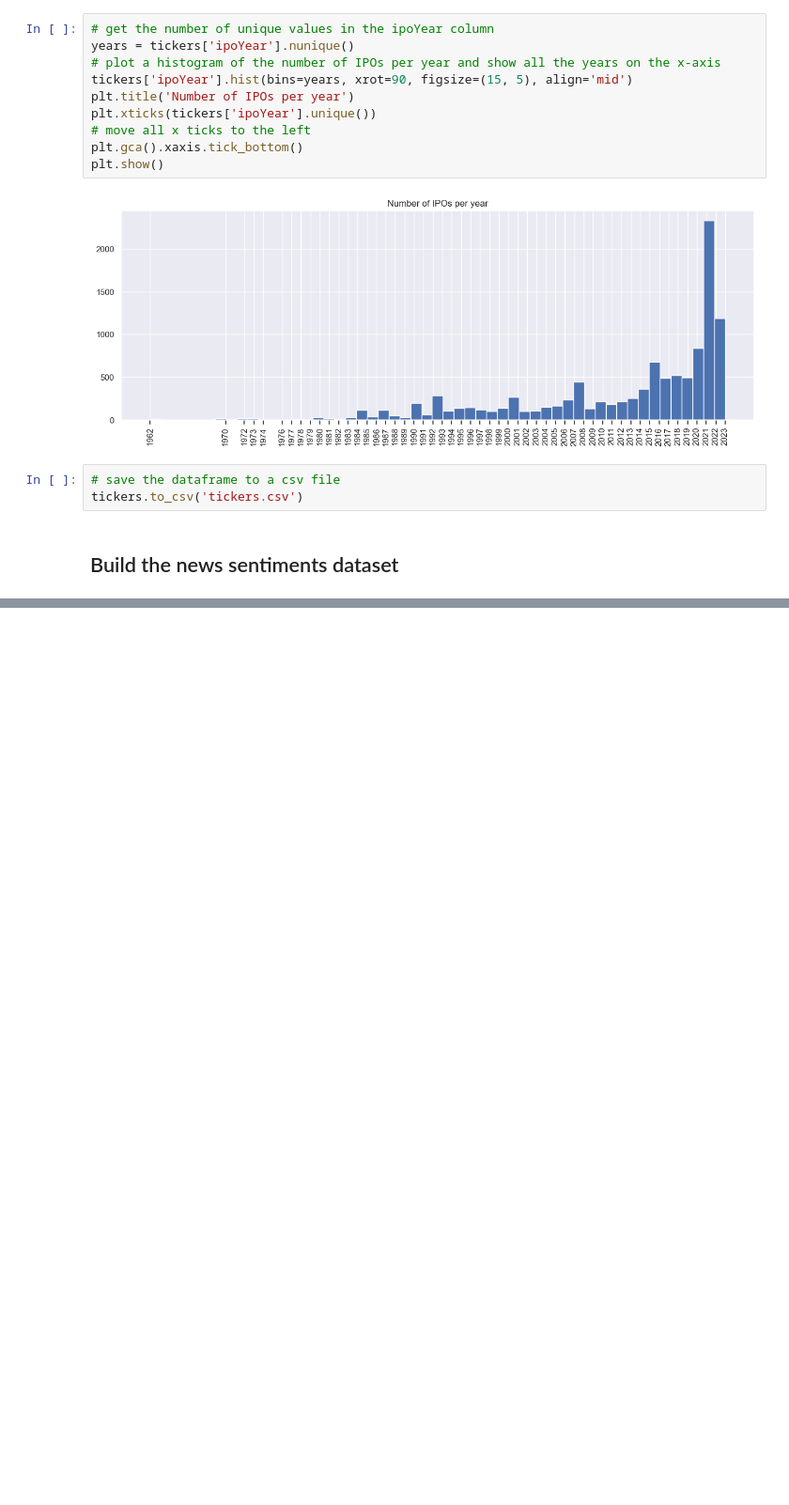
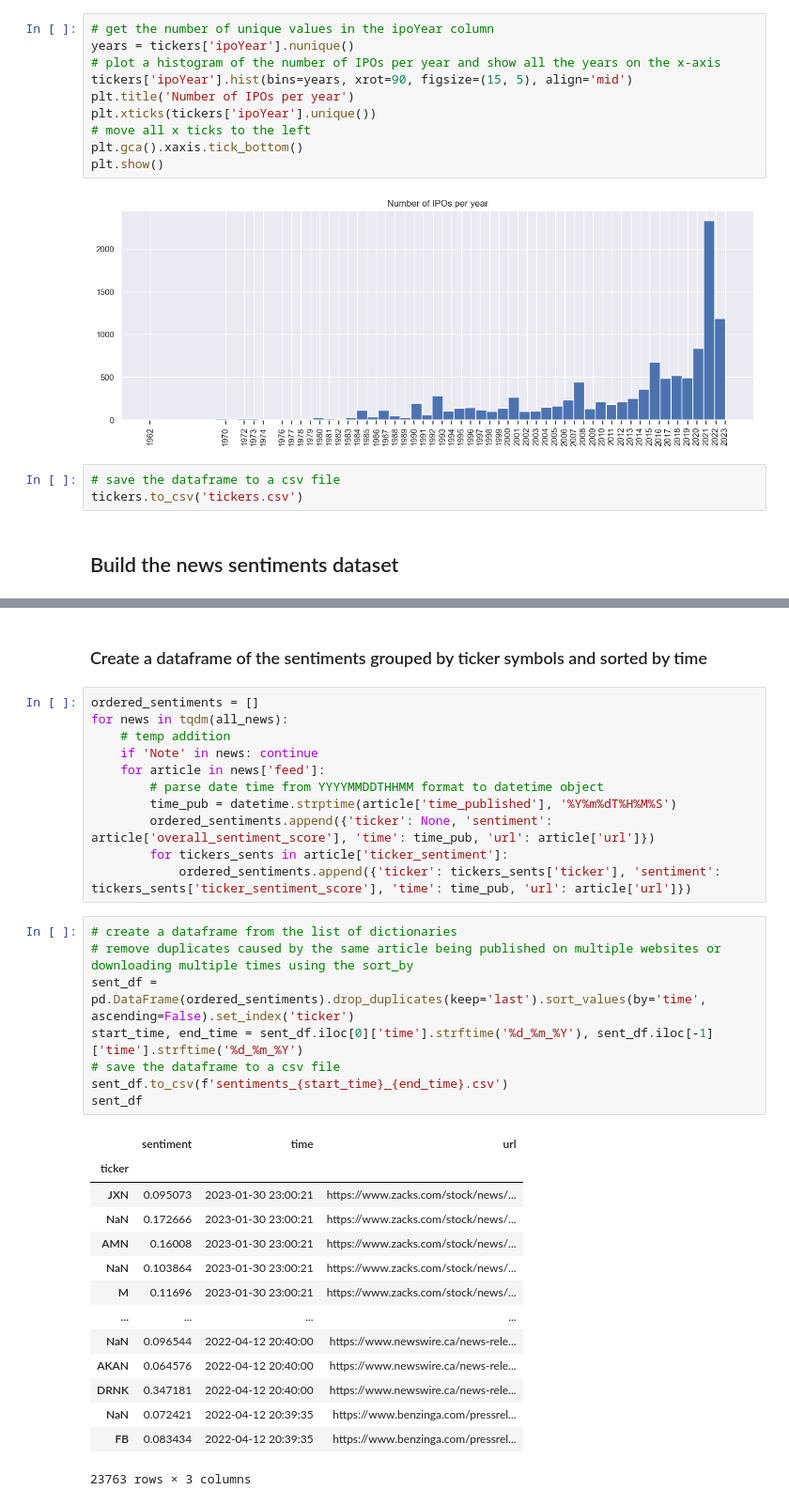
Before and after one commit to DavidPeleg6/Financial_News_Sentiments, a Jupyter notebook: alpha_vantage.ipynb, the cells around one changed output, grey strips where cells are left out. Shown at 94% size. Drawn from its saved outputs; the diff is of its cells as text; blank space fills up the shorter version.

```diff
--- a/alpha_vantage.ipynb
+++ b/alpha_vantage.ipynb
@@ -164,2 +183,38 @@ for i in tqdm(range(1, 101, 5)):
+# %% [markdown]
+### Create a dataframe of the sentiments grouped by ticker symbols and sorted by time
+# %%
+ordered_sentiments = []
+for news in tqdm(all_news):
+    # temp addition
+    if 'Note' in news: continue
+    for article in news['feed']:
+        # parse date time from YYYYMMDDTHHMM format to datetime object
+        time_pub = datetime.strptime(article['time_published'], '%Y%m%dT%H%M%S')
+        ordered_sentiments.append({'ticker': None, 'sentiment': article['overall_sentiment_score'], 'time': time_pub, 'url': article['url']})
+        for tickers_sents in article['ticker_sentiment']:
+            ordered_sentiments.append({'ticker': tickers_sents['ticker'], 'sentiment': tickers_sents['ticker_sentiment_score'], 'time': time_pub, 'url': article['url']})
+# %%
+# create a dataframe from the list of dictionaries
+# remove duplicates caused by the same article being published on multiple websites or downloading multiple times using the sort_by
+sent_df = pd.DataFrame(ordered_sentiments).drop_duplicates(keep='last').sort_values(by='time', ascending=False).set_index('ticker')
+start_time, end_time = sent_df.iloc[0]['time'].strftime('%d_%m_%Y'), sent_df.iloc[-1]['time'].strftime('%d_%m_%Y')
+# save the dataframe to a csv file
+sent_df.to_csv(f'sentiments_{start_time}_{end_time}.csv')
+sent_df
+# %% [output]
+|  | sentiment | time | url |
+| ticker |  |  |  |
+| JXN | 0.095073 | 2023-01-30 23:00:21 | https://www.zacks.com/stock/news/... |
+| NaN | 0.172666 | 2023-01-30 23:00:21 | https://www.zacks.com/stock/news/... |
+| AMN | 0.16008 | 2023-01-30 23:00:21 | https://www.zacks.com/stock/news/... |
+| NaN | 0.103864 | 2023-01-30 23:00:21 | https://www.zacks.com/stock/news/... |
+| M | 0.11696 | 2023-01-30 23:00:21 | https://www.zacks.com/stock/news/... |
+| ... | ... | ... | ... |
+| NaN | 0.096544 | 2022-04-12 20:40:00 | https://www.newswire.ca/news-rele... |
+| AKAN | 0.064576 | 2022-04-12 20:40:00 | https://www.newswire.ca/news-rele... |
+| DRNK | 0.347181 | 2022-04-12 20:40:00 | https://www.newswire.ca/news-rele... |
+| NaN | 0.072421 | 2022-04-12 20:39:35 | https://www.benzinga.com/pressrel... |
+| FB | 0.083434 | 2022-04-12 20:39:35 | https://www.benzinga.com/pressrel... |
+23763 rows × 3 columns
 # %%
 # %% [output]
```
Also changed, not shown: parts of 5 cells of this notebook, 1 other file.
